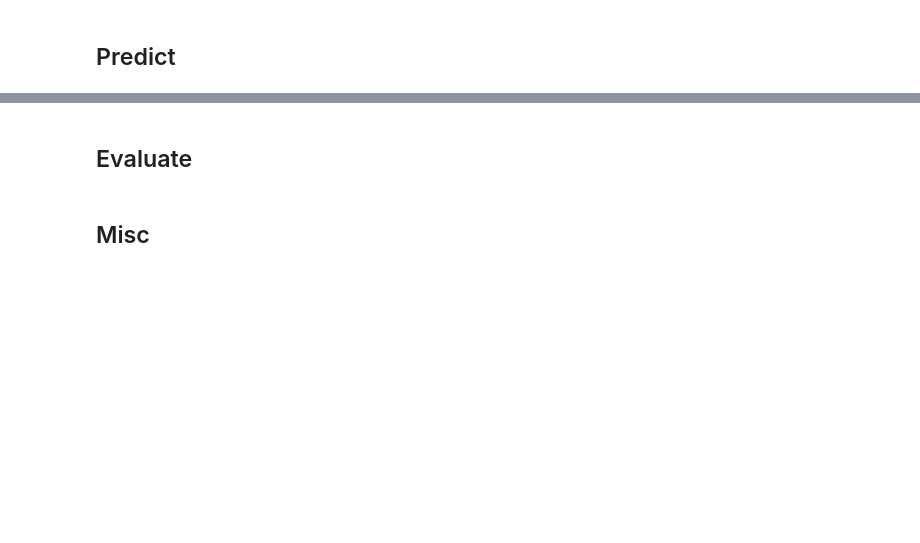
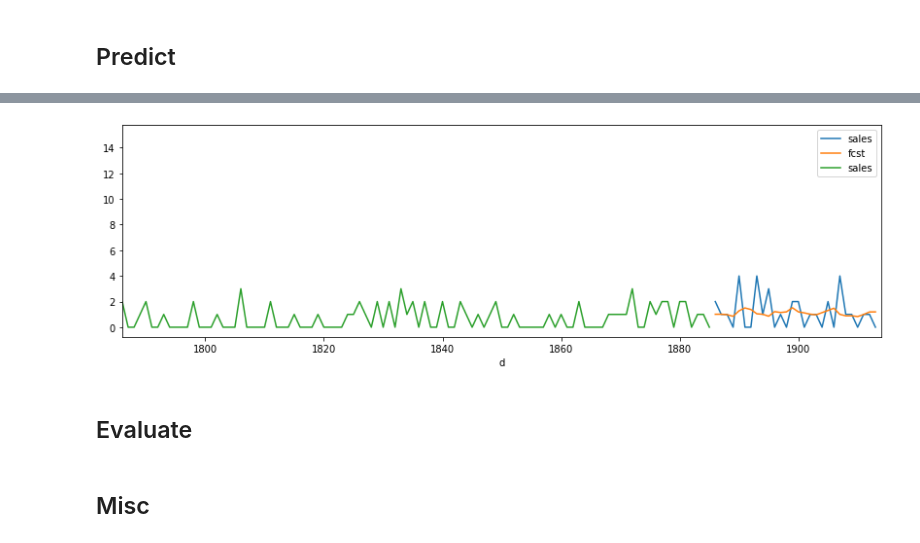
Before and after one commit to coldwhitewinters/m5-forecasting, a Jupyter notebook: notebooks/forecast-Copy1.ipynb, the cells around one changed output, grey strips where cells are left out. Drawn from its saved outputs; the diff is of its cells as text; code cells hidden in the pictures; blank space fills up the shorter version.

```diff
--- a/notebooks/forecast-Copy1.ipynb
+++ b/notebooks/forecast-Copy1.ipynb
@@ -72,3 +68,7 @@ plot_fcst(cfg.DATA_DIR, cfg.FCST_DIR, level=level)
+# %%
+plot_fcst(cfg.DATA_DIR, cfg.FCST_DIR, level=level, step=6)
+# %% [output]
+[figure, added]
 # %% [markdown]
 ## Evaluate
 # %%
```
Also changed, not shown: parts of 4 cells of this notebook, 24 other files.
